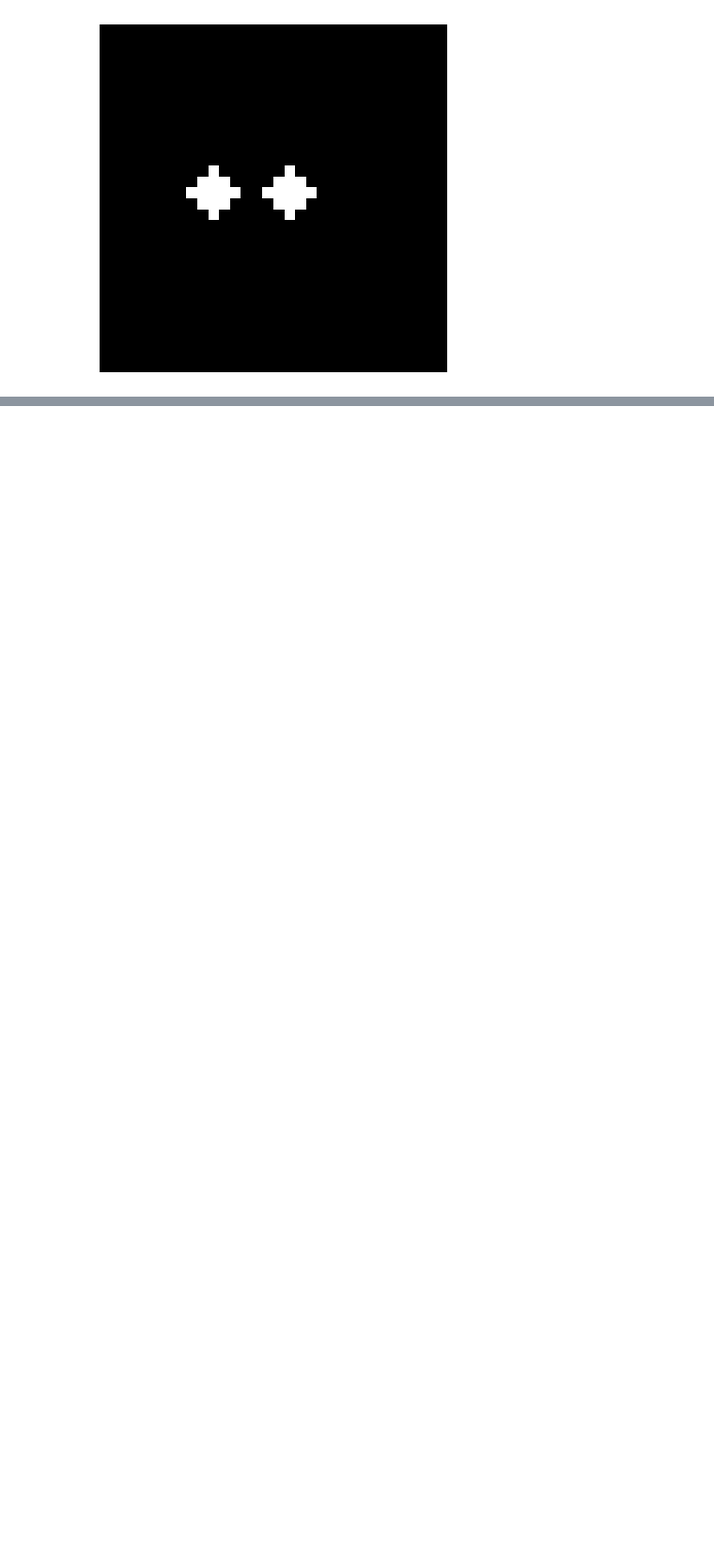
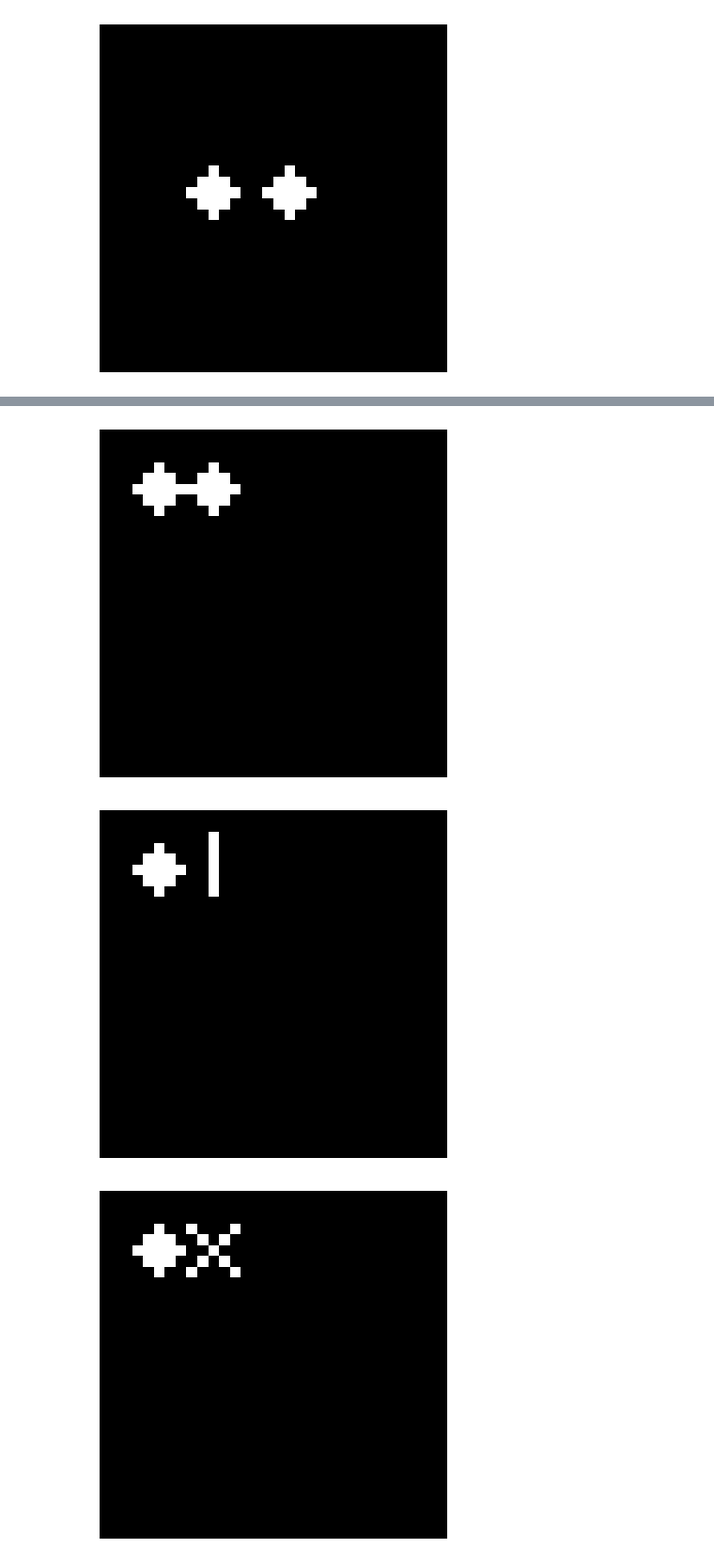
Before and after one commit to soniajoseph/ViT-Prisma, a Jupyter notebook: demo/dataset_induction.ipynb, the cells around one changed output, grey strips where cells are left out. Shown at 94% size. Saved outputs shown, nothing was run; the diff lists cells and outputs as text; code cells hidden in the pictures; blank space fills up the shorter version.

```diff
--- a/demo/dataset_induction.ipynb
+++ b/demo/dataset_induction.ipynb
@@ -362,0 +185,21 @@ plt.show()
+# %%
+import numpy as np
+import matplotlib.pyplot as plt
+
+def plot_two_objects(A, B, Ax, Ay, Bx, By, vertical=False):
+
+    image = np.zeros((32, 32))
+
+    # List of available drawing functions
+    draw_functions = [draw_circle, draw_line, draw_x, draw_diagonal]
+
+    # Call the first chosen function
+    A(image, Ax, Ay)
+
+    # Call the second chosen function right next to the first
+    B(image, Bx, By)
+
+    if vertical:
+        image = image.T
+
+    return image
@@ -362,0 +242,16 @@ plt.show()
+# %%
+# generate one of each image combo, make sure spacing makes sense
+draw_functions = [draw_circle, draw_line, draw_x, draw_diagonal]
+
+# Example of how to use it:
+for A in draw_functions:
+    for B in draw_functions:
+
+        img = plot_two_objects(A, B, Ax=5, Ay=5, Bx=5, By=10)
+        plt.imshow(img, cmap='gray')
+        plt.axis('off')
+        plt.show()
+# %% [output]
+[figure, added]
+[figure, added]
+[figure, added]
```
Also changed, not shown: parts of 12 cells of this notebook.
